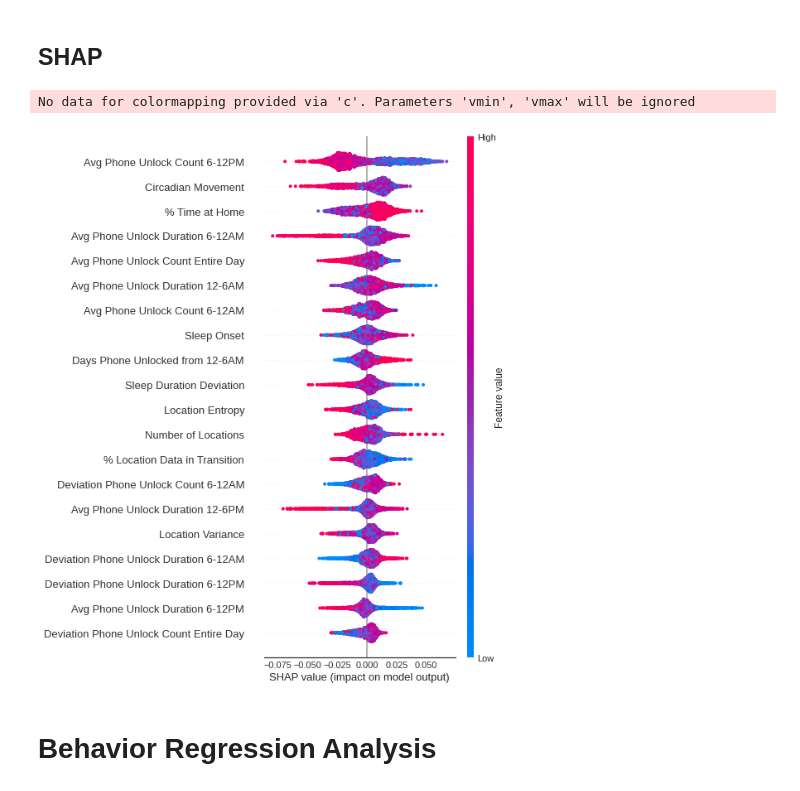
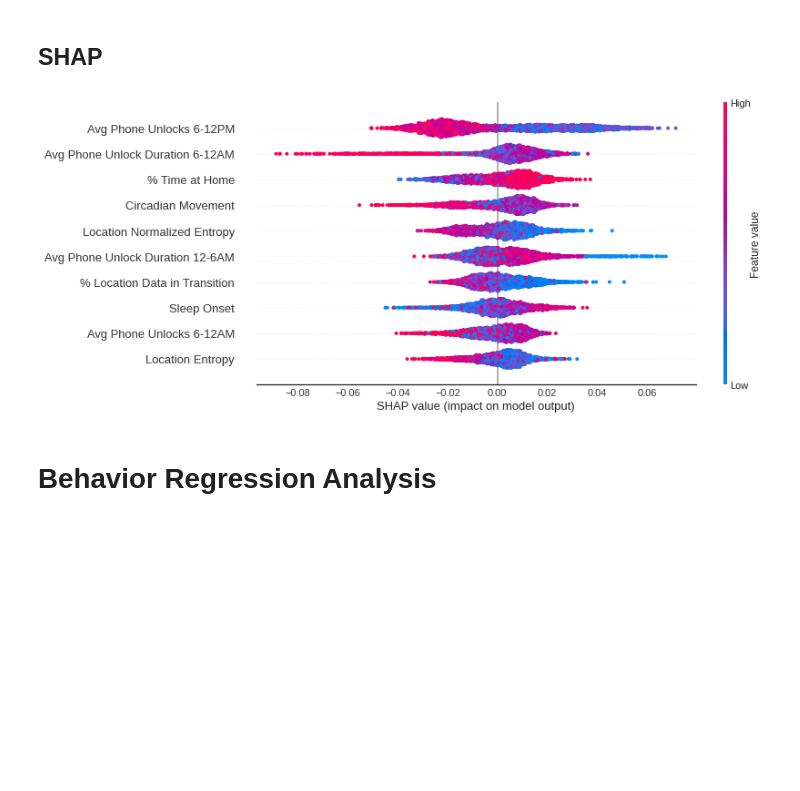
Before and after one commit to dadler6/reliability_depression_ml, a Jupyter notebook: notebooks/reliability_analysis.ipynb, the cells around one changed output. Drawn from its saved outputs; the diff is of its cells as text; code cells hidden in the pictures; blank space fills up the shorter version.

```diff
--- a/notebooks/reliability_analysis.ipynb
+++ b/notebooks/reliability_analysis.ipynb
@@ -133,16 +153,16 @@ lifesense_features_dict = {
     'screen-state_log_unlock_duration_sum_std_2': 'Deviation Phone Unlock Duration 6-12PM',
     'screen-state_log_unlock_duration_sum_std_3': 'Deviation Phone Unlock Duration 12-6PM',
     'screen-state_log_unlock_duration_sum_std_4': 'Deviation Phone Unlock Duration 6-12AM',
-    'screen-state_log_unlock_duration_count_mean_daily': 'Avg Phone Unlock Count Entire Day',
-    'screen-state_log_unlock_duration_count_mean_1': 'Avg Phone Unlock Count 12-6AM',
-    'screen-state_log_unlock_duration_count_mean_2': 'Avg Phone Unlock Count 6-12PM',
-    'screen-state_log_unlock_duration_count_mean_3': 'Avg Phone Unlock Count 12-6PM',
-    'screen-state_log_unlock_duration_count_mean_4': 'Avg Phone Unlock Count 6-12AM',
-    'screen-state_log_unlock_duration_count_std_daily': 'Deviation Phone Unlock Count Entire Day',
-    'screen-state_log_unlock_duration_count_std_1': 'Deviation Phone Unlock Count 12-6AM',
-    'screen-state_log_unlock_duration_count_std_2': 'Deviation Phone Unlock Count 6-12PM',
-    'screen-state_log_unlock_duration_count_std_3': 'Deviation Phone Unlock Count 12-6PM',
-    'screen-state_log_unlock_duration_count_std_4': 'Deviation Phone Unlock Count 6-12AM',
+    'screen-state_log_unlock_duration_count_mean_daily': 'Avg Phone Unlocks Entire Day',
+    'screen-state_log_unlock_duration_count_mean_1': 'Avg Phone Unlocks 12-6AM',
+    'screen-state_log_unlock_duration_count_mean_2': 'Avg Phone Unlocks 6-12PM',
+    'screen-state_log_unlock_duration_count_mean_3': 'Avg Phone Unlocks 12-6PM',
+    'screen-state_log_unlock_duration_count_mean_4': 'Avg Phone Unlocks 6-12AM',
+    'screen-state_log_unlock_duration_count_std_daily': 'Deviation in Phone Unlocks Entire Day',
+    'screen-state_log_unlock_duration_count_std_1': 'Deviation in Phone Unlocks 12-6AM',
+    'screen-state_log_unlock_duration_count_std_2': 'Deviation in Phone Unlocks 6-12PM',
+    'screen-state_log_unlock_duration_count_std_3': 'Deviation in Phone Unlocks 12-6PM',
+    'screen-state_log_unlock_duration_count_std_4': 'Deviation in Phone Unlocks 6-12AM',
     'screen-state_log_unlock_duration_count_count_daily': 'Days Phone Unlocked',
     'screen-state_log_unlock_duration_count_count_1': 'Days Phone Unlocked from 12-6AM',
     'screen-state_log_unlock_duration_count_count_2': 'Days Phone Unlocked from 6-12PM',
@@ -397,7 +422,7 @@ train_sample = lifesense_df.copy()
 features = lifesense_features[:]
 
 # Impute and standardize
-imp = IterativeImputer(max_iter=1000)
+imp = IterativeImputer(max_iter=1000, random_state=42)
 train_sample[features] = imp.fit_transform(train_sample[features])
 
 # Standardize
@@ -406,6 +431,7 @@ train_sample[features] = sc.fit_transform(train_sample[features])
 
 m = best_res_df.loc[0, 'model_type']
 p = eval(best_pred_df.loc[0, 'params'])
+p['random_state'] = 42
 
 _, test_prob, _, test_pred, m, train, test  = reliability_analysis.ml_pipeline(
     model_type=m, params=p,
@@ -424,9 +450,12 @@ shap_values = explainer.shap_values(train[features])[1]
 # %%
 shap.summary_plot(
     shap_values, train[features],
     feature_names=[lifesense_features_dict[f] for f in features],
-    sort=True
+    sort=True,
+    max_display=10,
+    show=False
 )
+plt.gcf().set_size_inches(15, 5)
+plt.show()
 # %% [output]
-No data for colormapping provided via 'c'. Parameters 'vmin', 'vmax' will be ignored
-[figure, old version]
+[figure, new version]
```
Also changed, not shown: parts of 21 cells of this notebook, 1 other file.
